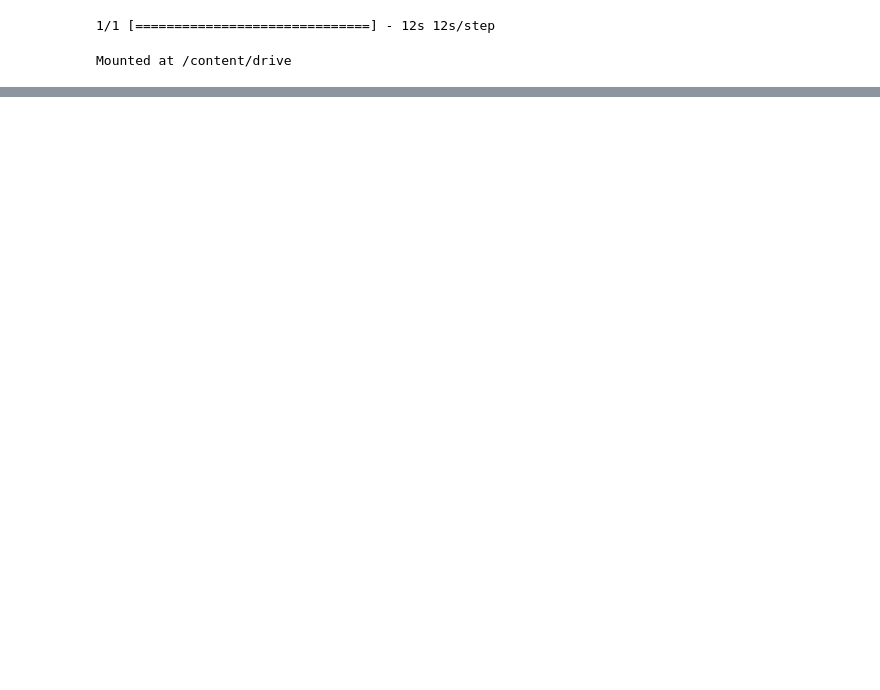
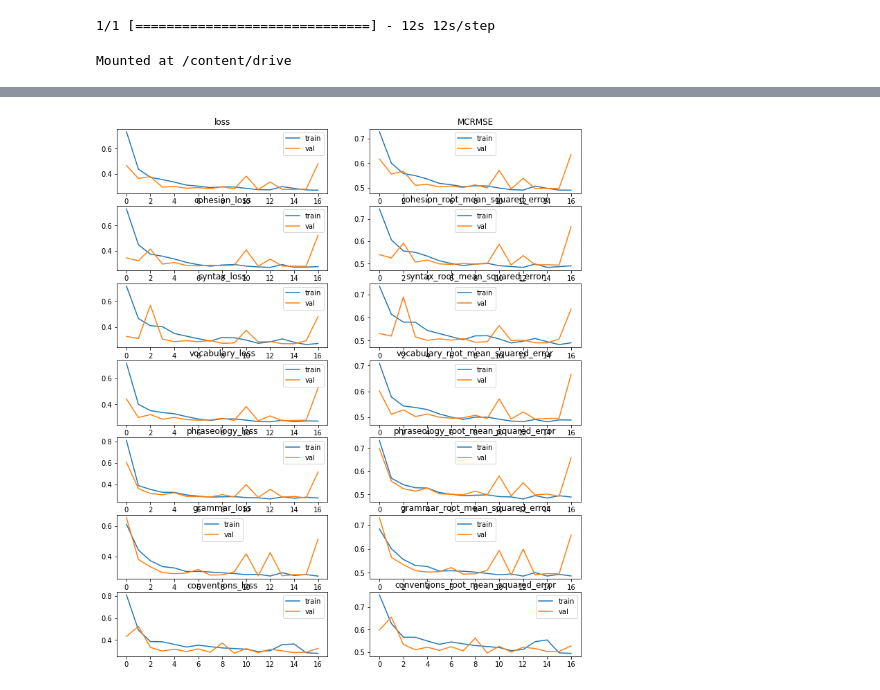
Before and after one commit to houssam0812/AI-Powered-Language-Testing, a Jupyter notebook: notebooks/google_colab_notebooks/deberta_model_v2_xlarge/Matsvry_deberta_v2_xlarge.ipynb, the cells around one changed output, grey strips where cells are left out. Saved outputs shown, nothing was run; the diff lists cells and outputs as text; code cells hidden in the pictures; blank space fills up the shorter version.

```diff
--- a/notebooks/google_colab_notebooks/deberta_model_v2_xlarge/Matsvry_deberta_v2_xlarge.ipynb
+++ b/notebooks/google_colab_notebooks/deberta_model_v2_xlarge/Matsvry_deberta_v2_xlarge.ipynb
@@ -74,6 +74,6 @@ def tokenize (df):
 data=pd.read_csv('/content/train.csv').copy()
 texts=data[config.train_col]
 targets=data[config.target_cols]
-train_texts, val_texts, train_targets, val_targets=train_test_split(texts, targets, test_size=0.2)
+train_texts, val_texts, train_targets, val_targets=train_test_split(texts, targets, test_size=0.3)
 # %%
 train_targets.shape
@@ -161,9 +159,9 @@ ________________________________________________________________________________
 model.compile(loss='mse', optimizer='adam',loss_weights=[1/6 for i in range(6)], metrics= root_mean_squared_error)
 # %%
 # Fit the model
-es = callbacks.EarlyStopping(patience=2, restore_best_weights=True)
+es = callbacks.EarlyStopping(patience=5, restore_best_weights=True)
 history = model.fit(x={'input_ids':tokenized_train_texts['input_ids'],
                         'attention_mask':tokenized_train_texts['attention_mask']},
-                    y=train_targets,epochs=100,batch_size=6,validation_split=0.2, callbacks=[es],
+                    y=train_targets,epochs=50,batch_size=6,validation_split=0.2, callbacks=[es],
           verbose=1)
 # %% [output]
@@ -214,0 +307,4 @@ model.save_weights('/content/drive/MyDrive/mathieu_first_deberta_v2_xlarge_model
+# %%
+plot_history(history);
+# %% [output]
+[figure, added]
```
Also changed, not shown: parts of 11 cells of this notebook, 7 other files.
